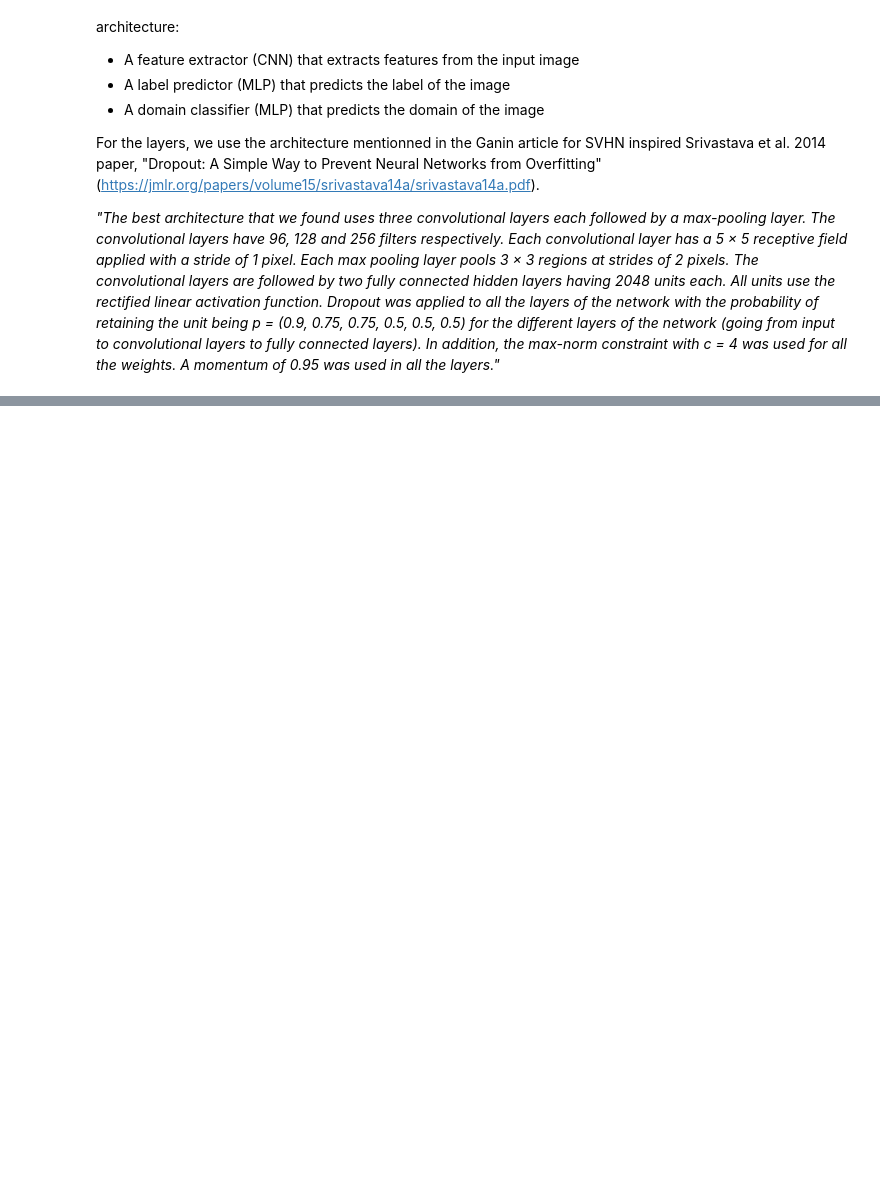
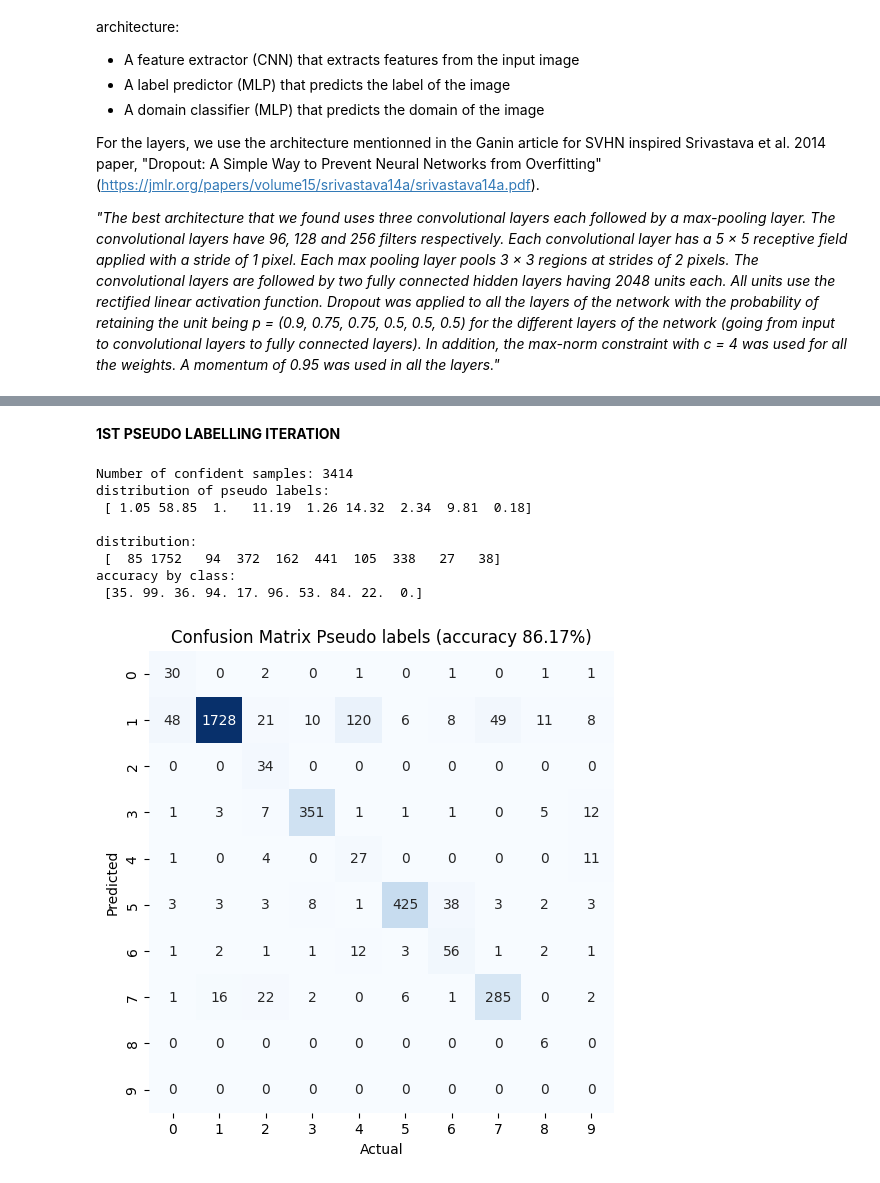
Before and after one commit to anaele-paris/domain_adaptation_MNIST_SVHN, a Jupyter notebook: CNN_ANN_pytorch_03-04-2024.ipynb, the cells around one changed output, grey strips where cells are left out. Saved outputs shown, nothing was run; the diff lists cells and outputs as text; code cells hidden in the pictures; blank space fills up the shorter version.

```diff
--- a/CNN_ANN_pytorch_03-04-2024.ipynb
+++ b/CNN_ANN_pytorch_03-04-2024.ipynb
@@ -1070,3 +1081,39 @@ evaluate(model, target_loader_test, target_loader_test, mode='Test')'''
 # Save the model
 #----------------
 torch.save(model.state_dict(), 'dann_svhn.pth')
+# %% [markdown]
+**1ST PSEUDO LABELLING ITERATION**
+# %%
+############################################################
+# RETRAINING WITH SOURCE = MNIST + SVHN WITH PSEUDO LABELS
+#
+############################################################
+
+#----------------------------------------------------------
+# 1/ Get pseudo labels for SVHN for confident data
+#----------------------------------------------------------
+
+# get predictions for SVHN_train
+Yt_train, Yt_pred_train, Yt_proba_train = get_proba_pred_DANN(model, target_loader_train_CNN)
+
+# get pseudo-label indices
+threshold=0.9999
+pseudo_labels, confident_indices = generate_pseudo_labels(train_dataset_target.data, Yt_pred_train, Yt_proba_train, threshold=threshold)
+print('Number of confident samples:', len(confident_indices))
+print('distribution of pseudo labels:\n',np.round(np.bincount(pseudo_labels)/len(confident_indices)*100,2),'\n')
+
+# get true labels for confident data
+Y_confident = np.array(Yt_train)[confident_indices]
+
+# show confusion matrix between pseudo labels and true labels
+cf_pseudo = get_confusion_matrix(pseudo_labels, Y_confident, title='Pseudo labels')
+# %% [output]
+Number of confident samples: 3414
+distribution of pseudo labels:
+ [ 1.05 58.85  1.   11.19  1.26 14.32  2.34  9.81  0.18]
+
+distribution:
+ [  85 1752   94  372  162  441  105  338   27   38]
+accuracy by class:
+ [35. 99. 36. 94. 17. 96. 53. 84. 22.  0.]
+[figure, added]
```
Also changed, not shown: parts of 20 cells of this notebook.
